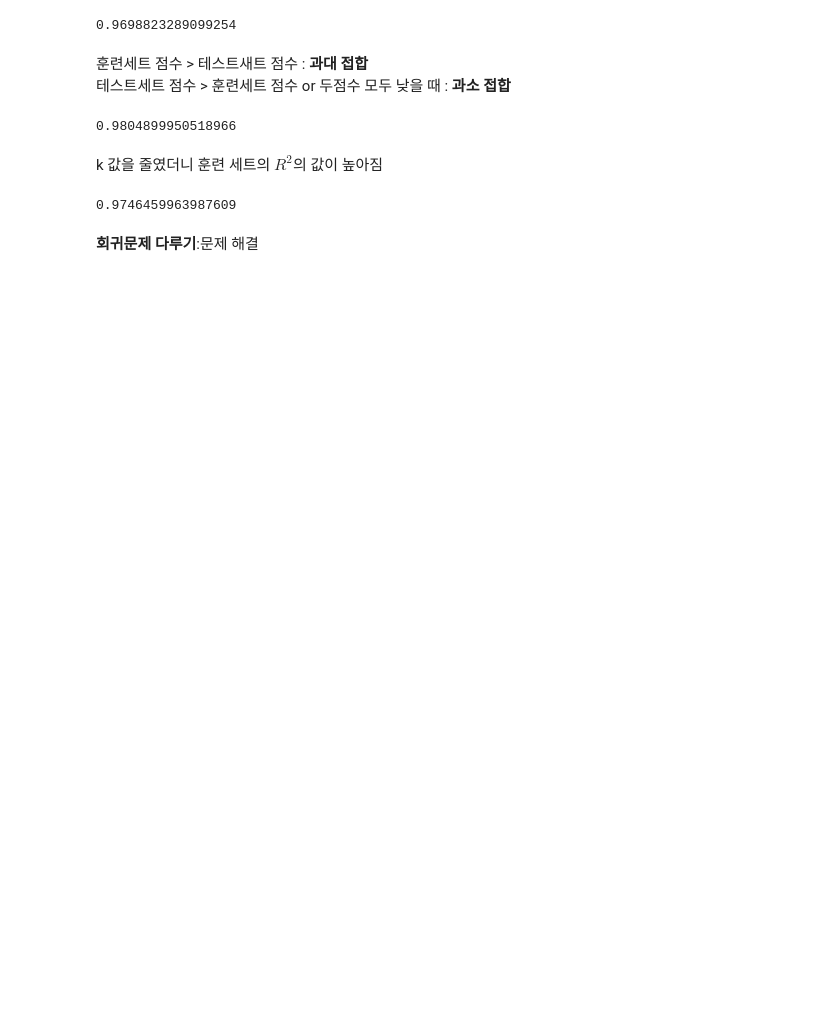
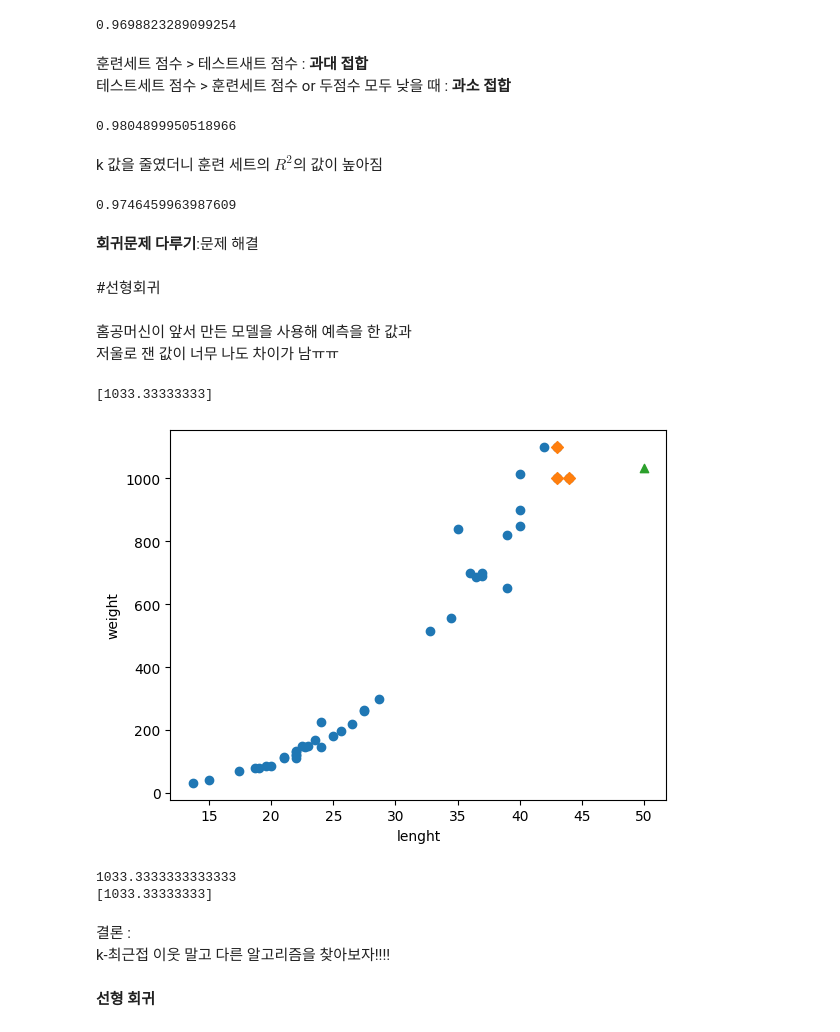
Before and after one commit to soeun823/hon_gong_machine, a Jupyter notebook: chapter3.ipynb, the cells around one changed output. Drawn from its saved outputs; the diff is of its cells as text; code cells hidden in the pictures; blank space fills up the shorter version.

```diff
--- a/chapter3.ipynb
+++ b/chapter3.ipynb
@@ -99,3 +102,60 @@ print(knr.score(test_input, test_target))# 성공적으로 잘 된거 같음!!!
 0.9746459963987609
 # %% [markdown]
 **회귀문제 다루기**:문제 해결
+# %% [markdown]
+#선형회귀
+# %% [markdown]
+홈공머신이 앞서 만든 모델을 사용해 예측을 한 값과 <br>
+저울로 잰 값이 너무 나도 차이가 남ㅠㅠ
+# %%
+import numpy as np
+perch_length = np.array([8.4, 13.7, 15.0, 16.2, 17.4, 18.0, 18.7, 19.0, 19.6, 20.0, 21.0,
+       21.0, 21.0, 21.3, 22.0, 22.0, 22.0, 22.0, 22.0, 22.5, 22.5, 22.7,
+       23.0, 23.5, 24.0, 24.0, 24.6, 25.0, 25.6, 26.5, 27.3, 27.5, 27.5,
+       27.5, 28.0, 28.7, 30.0, 32.8, 34.5, 35.0, 36.5, 36.0, 37.0, 37.0,
+       39.0, 39.0, 39.0, 40.0, 40.0, 40.0, 40.0, 42.0, 43.0, 43.0, 43.5,
+       44.0])
+perch_weight = np.array([5.9, 32.0, 40.0, 51.5, 70.0, 100.0, 78.0, 80.0, 85.0, 85.0, 110.0,
+       115.0, 125.0, 130.0, 120.0, 120.0, 130.0, 135.0, 110.0, 130.0,
+       150.0, 145.0, 150.0, 170.0, 225.0, 145.0, 188.0, 180.0, 197.0,
+       218.0, 300.0, 260.0, 265.0, 250.0, 250.0, 300.0, 320.0, 514.0,
+       556.0, 840.0, 685.0, 700.0, 700.0, 690.0, 900.0, 650.0, 820.0,
+       850.0, 900.0, 1015.0, 820.0, 1100.0, 1000.0, 1100.0, 1000.0,
+       1000.0])
+# %%
+from sklearn.model_selection import train_test_split
+
+train_input, test_input, train_target, test_target = train_test_split(perch_length, perch_weight, random_state=42)
+train_input = train_input.reshape(-1,1)
+test_input = test_input.reshape(-1,1)
+# %%
+from sklearn.neighbors import KNeighborsRegressor
+knr = KNeighborsRegressor(n_neighbors=3)
+knr.fit(train_input, train_target)
+print(knr.predict([[50]]))
+# %% [output]
+[1033.33333333]
+# %%
+import matplotlib.pyplot as plt
+distances, indexes = knr.kneighbors([[50]])
+plt.scatter(train_input, train_target)
+plt.scatter(train_input[indexes],train_target[indexes], marker="D")#이웃 샘플을 그림
+
+plt.scatter(50,1033,marker="^")
+plt.xlabel("lenght")
+plt.ylabel("weight")
+plt.show()
+
+#산점도를 보면 그래프가 오른족 위로 올라가는 형태라, 길이가 커질수록 무게가 올라간다,
+#하지만 50cm 농어가 훈련세트의 범위에서 벗어나 엉뚱한 값으로 예측한다.
+print(np.mean(train_target[indexes])) #여전히 엉뚱한 값
+print(knr.predict([[100]]))#=>길이가 100cm 여도 가장 가까운 녀석들의 평균 값을 출력하니 같은 값이 나올것임
+# %% [output]
+[figure, added]
+1033.3333333333333
+[1033.33333333]
+# %% [markdown]
+결론 :<br>
+k-최근접 이웃 말고 다른 알고리즘을 찾아보자!!!!
+<br><br>
+**선형 회귀**
```
Also changed, not shown: parts of 2 cells of this notebook.
